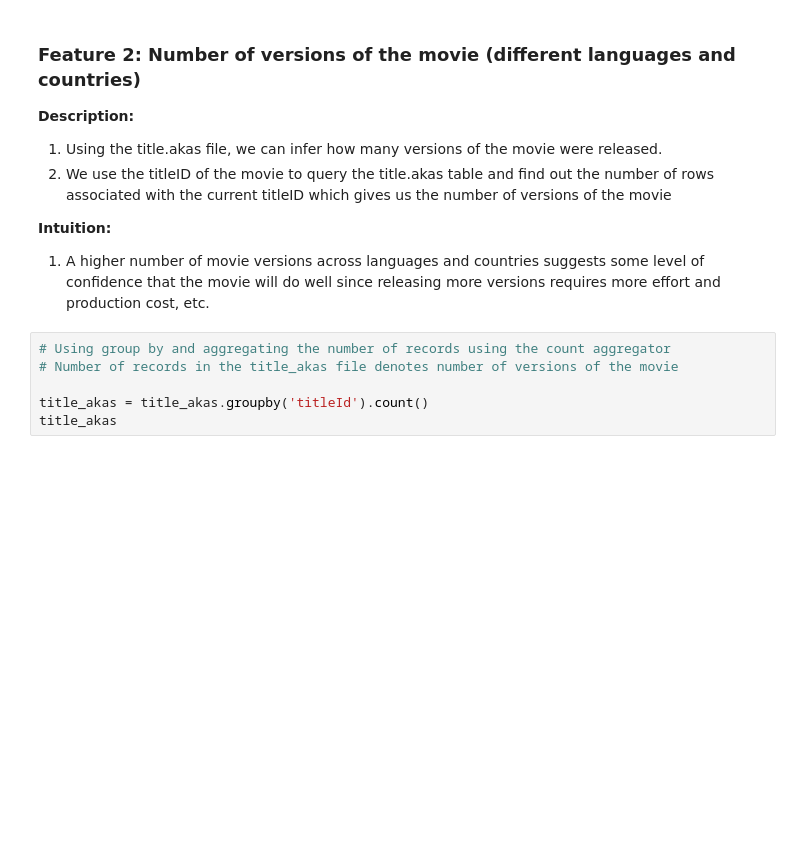
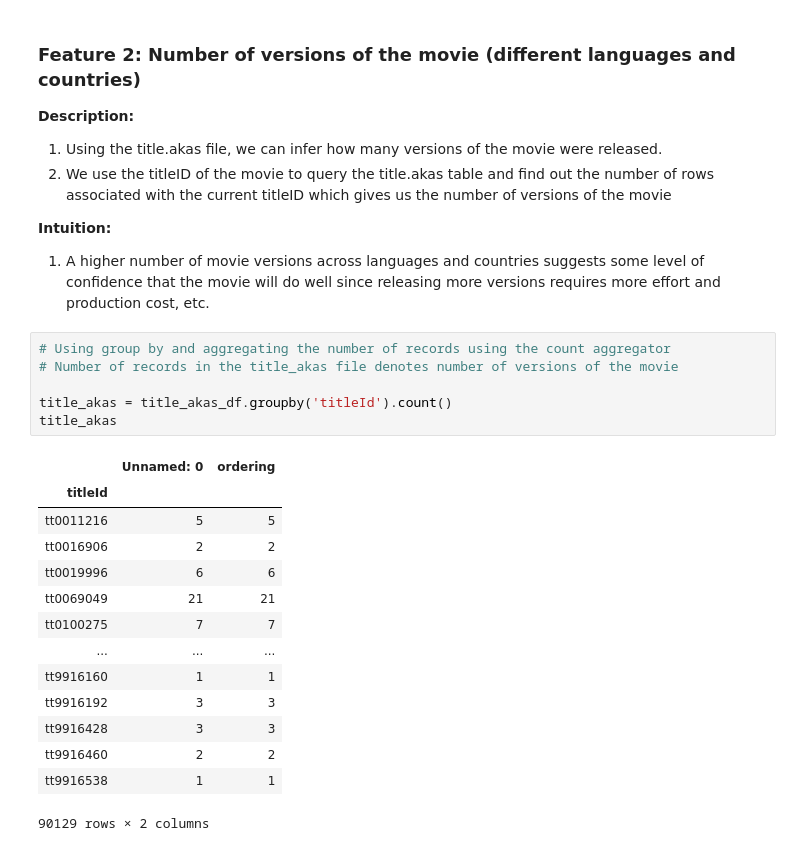
Before and after one commit to kedarbartake98/IMDB_movie_rating_prediction, a Jupyter notebook: notebooks/Feature Engineering.ipynb, the cells around one changed output. Cells and saved outputs as stored; diff of their text form; blank space fills up the shorter version.

```diff
--- a/notebooks/Feature Engineering.ipynb
+++ b/notebooks/Feature Engineering.ipynb
@@ -356,9 +361,24 @@ movies_df.to_csv(os.path.join(PROCESSED_DIR, 'movies.csv'), index=False)
 # %%
 # Using group by and aggregating the number of records using the count aggregator
 # Number of records in the title_akas file denotes number of versions of the movie
 
-title_akas = title_akas.groupby('titleId').count()
+title_akas = title_akas_df.groupby('titleId').count()
 title_akas
+# %% [output]
+|  | Unnamed: 0 | ordering |
+| titleId |  |  |
+| tt0011216 | 5 | 5 |
+| tt0016906 | 2 | 2 |
+| tt0019996 | 6 | 6 |
+| tt0069049 | 21 | 21 |
+| tt0100275 | 7 | 7 |
+| ... | ... | ... |
+| tt9916160 | 1 | 1 |
+| tt9916192 | 3 | 3 |
+| tt9916428 | 3 | 3 |
+| tt9916460 | 2 | 2 |
+| tt9916538 | 1 | 1 |
+90129 rows × 2 columns
 # %%
 # Get the titleIDs of the movies we have
 movie_list = movies_df['tconst'].values
```
Also changed, not shown: parts of 18 cells of this notebook, 2 other files.
